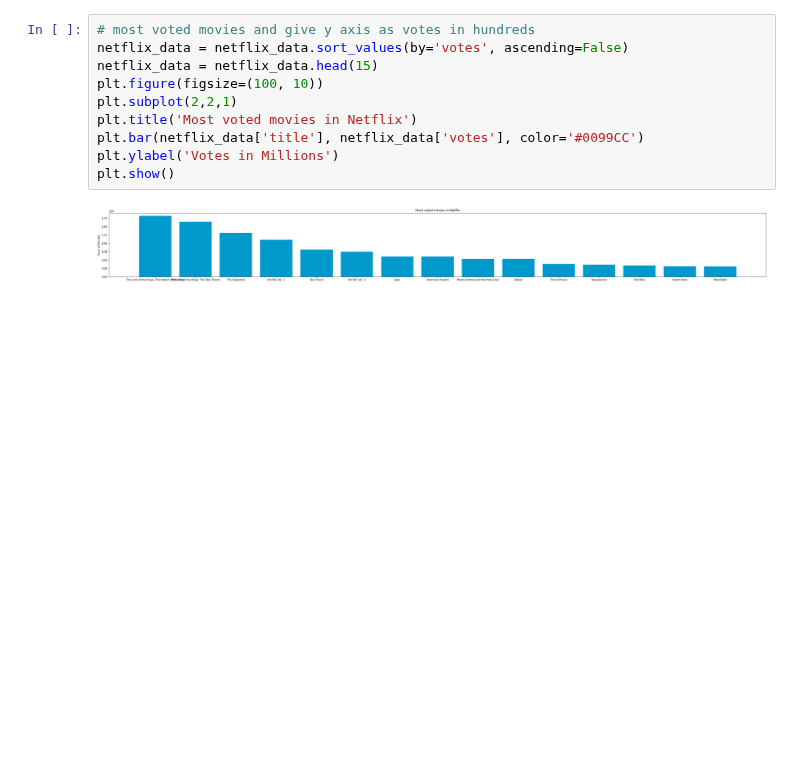
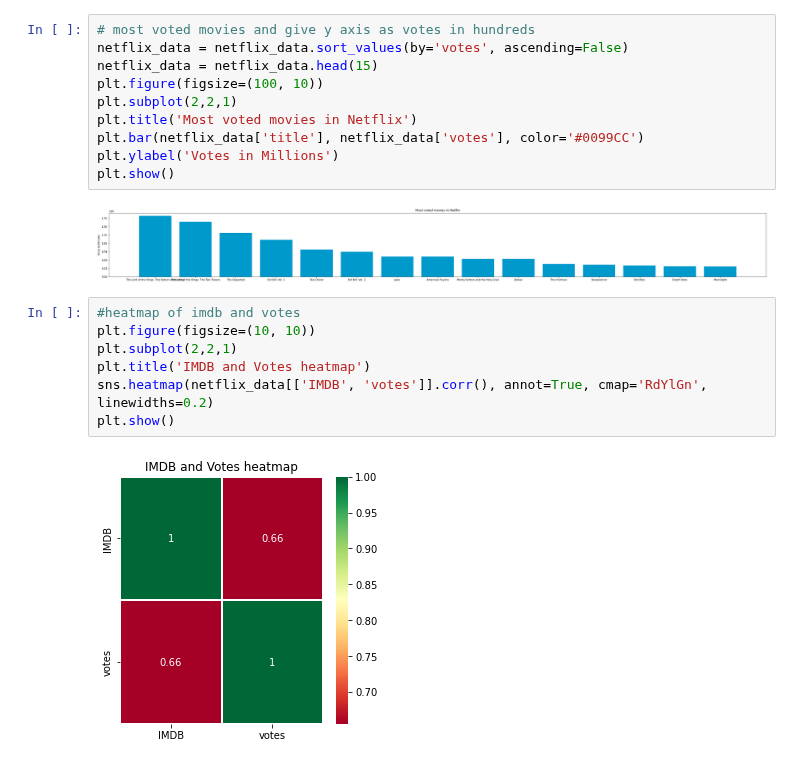
Before and after one commit to emirryilmazz/movies_datascience, a Jupyter notebook: project.ipynb, the cells around one changed output. Saved outputs shown, nothing was run; the diff lists cells and outputs as text; blank space fills up the shorter version.

Commit message:
new heatmaps

```diff
--- a/project.ipynb
+++ b/project.ipynb
@@ -373,3 +373,12 @@ plt.ylabel('Votes in Millions')
 plt.show()
 # %% [output]
 [figure]
+# %%
+#heatmap of imdb and votes
+plt.figure(figsize=(10, 10))
+plt.subplot(2,2,1)
+plt.title('IMDB and Votes heatmap')
+sns.heatmap(netflix_data[['IMDB', 'votes']].corr(), annot=True, cmap='RdYlGn', linewidths=0.2)
+plt.show()
+# %% [output]
+[figure, added]
```
Also changed, not shown: parts of 1 cell of this notebook.
